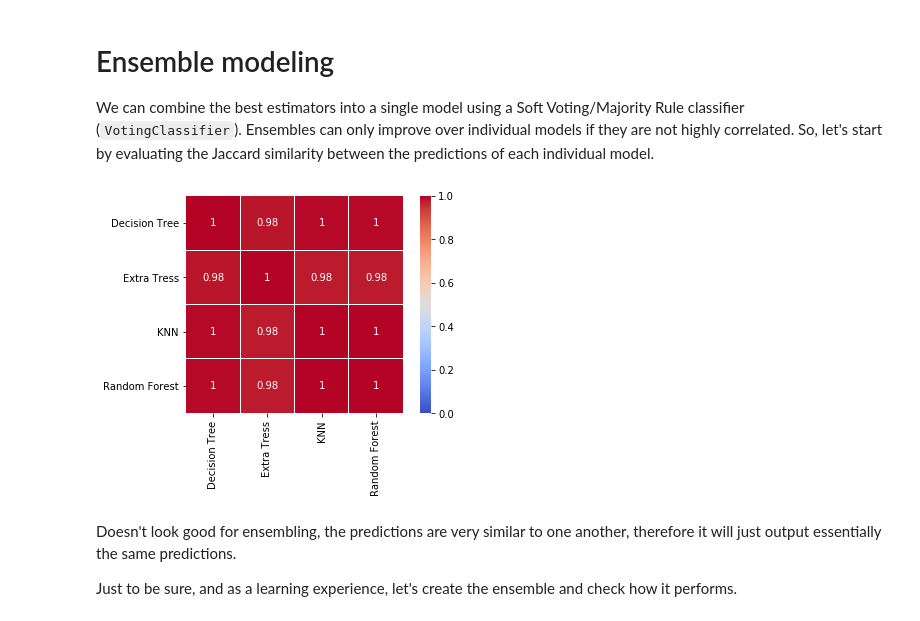
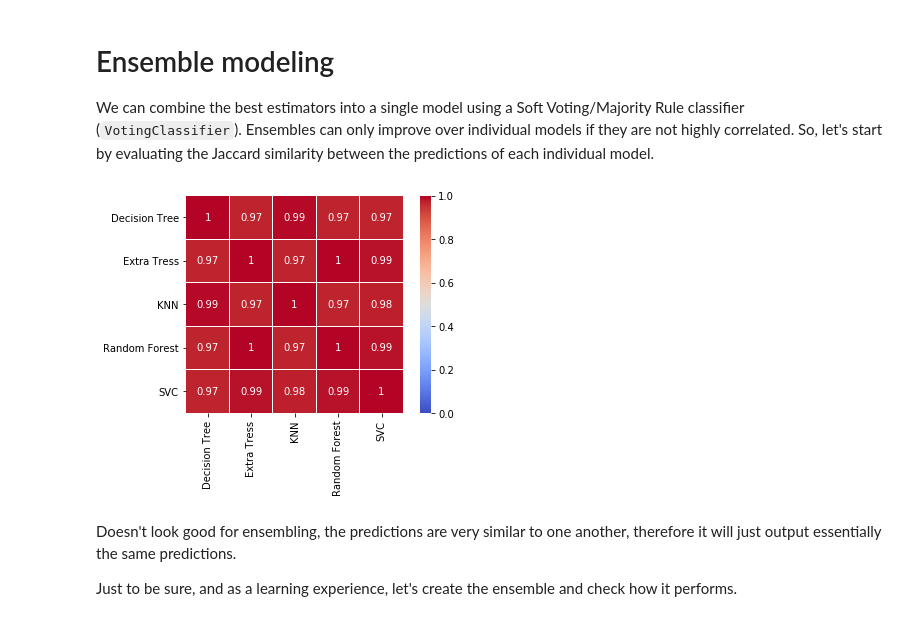
Before and after one commit to davidtvs/kaggle-titanic, a Jupyter notebook: surviving-the-titanic.ipynb, the cells around one changed output. Saved outputs shown, nothing was run; the diff lists cells and outputs as text; code cells hidden in the pictures.

Commit message:
Define random state and hyper-tune SVC

```diff
--- a/surviving-the-titanic.ipynb
+++ b/surviving-the-titanic.ipynb
@@ -754,0 +793,10 @@ n_iter_search = 200
+# %%
+svc = SVC(random_state=random_state, probability=True)
+rand_param = {'C': randint(1, 1000)}
+
+svc_search = RandomizedSearchCV(svc, param_distributions=rand_param, n_iter=n_iter_search, cv=k_folds,
+                                n_jobs=4, verbose=1, iid=False)
+svc_search.fit(X_train, Y_train)
+report(svc_search.cv_results_)
+
+svc_best = svc_search.best_estimator_
@@ -793,7 +864,7 @@ _ = g.set_ylabel('Features')
 # %% [markdown]
 ### Random Forest
 # %%
-rfc = RandomForestClassifier(n_estimators=100)
+rfc = RandomForestClassifier(random_state=random_state, n_estimators=100)
 rand_param = {
     'bootstrap': [True, False],
     'max_depth': np.append(randint(1, 10).rvs(10), None),
@@ -836,7 +907,7 @@ _ = g.set_ylabel('Features')
 # %% [markdown]
 ### Extra Trees
 # %%
-etc = ExtraTreesClassifier(n_estimators=100)
+etc = ExtraTreesClassifier(random_state=random_state, n_estimators=100)
 rand_param = {
     'bootstrap': [True, False],
     'max_depth': np.append(randint(1, 10).rvs(10), None),
@@ -923,27 +954,31 @@ We can combine the best estimators into a single model using a Soft Voting/Major
 # %%
 from sklearn.metrics import jaccard_similarity_score
 
 
+knn_pred = knn_best.predict(X_test)
+svc_pred = svc_best.predict(X_test)
 tc_pred = tc_best.predict(X_test)
 rfc_pred = rfc_best.predict(X_test)
 etc_pred = etc_best.predict(X_test)
-knn_pred = knn_best.predict(X_test)
 
 # Make a dataframe with the predictions from all models
-pred_df = pd.DataFrame({'Decision Tree': tc_pred,
-                       'Random Forest': rfc_pred,
-                       'Extra Tress': etc_pred,
-                       'KNN': knn_pred})
+pred_df = pd.DataFrame({
+    'KNN': knn_pred,
+    'SVC': svc_pred,
+    'Decision Tree': tc_pred,
+    'Random Forest': rfc_pred,
+    'Extra Tress': etc_pred
+})
 
 jsim_df = pd.DataFrame(np.nan, columns=pred_df.columns, index=pred_df.columns)
 for i in pred_df.columns:
     for j in pred_df.loc[:, i:].columns:
         jsim_df.loc[i, j] = jaccard_similarity_score(pred_df[i], pred_df[j])
         jsim_df.loc[j, i] = jsim_df.loc[i, j]
 
 _ = sns.heatmap(jsim_df, linewidths=0.1, vmax=1.0, vmin=0, square=True, linecolor='white', annot=True, cmap='coolwarm')
 # %% [output]
-[figure, old version]
+[figure, new version]
 # %% [markdown]
 Doesn't look good for ensembling, the predictions are very similar to one another, therefore it will just output essentially the same predictions.
 
```
Also changed, not shown: parts of 20 cells of this notebook.
